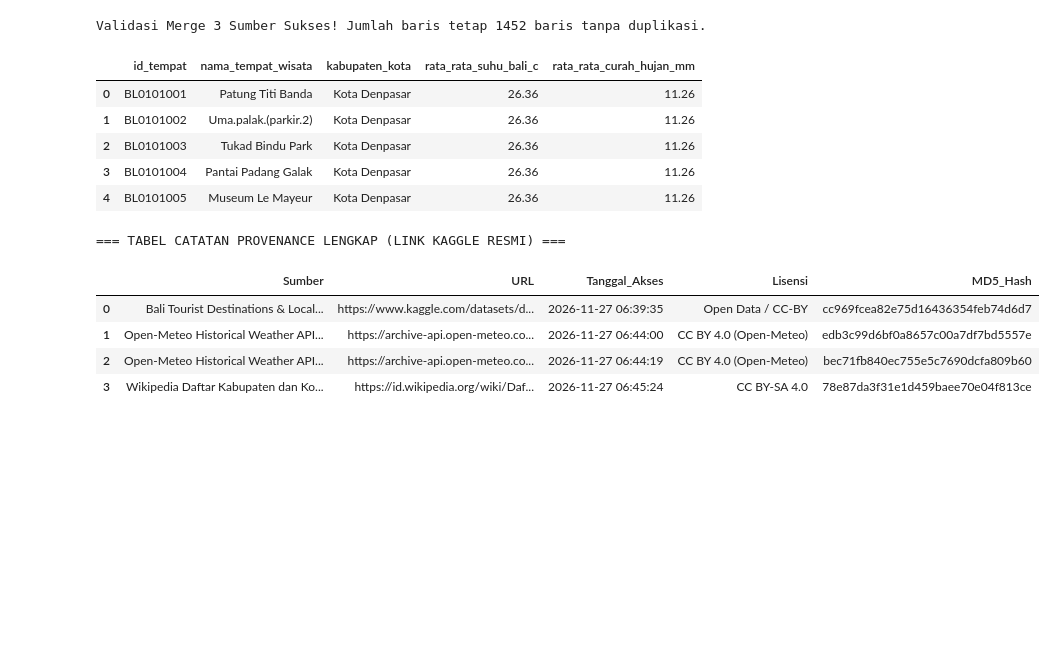
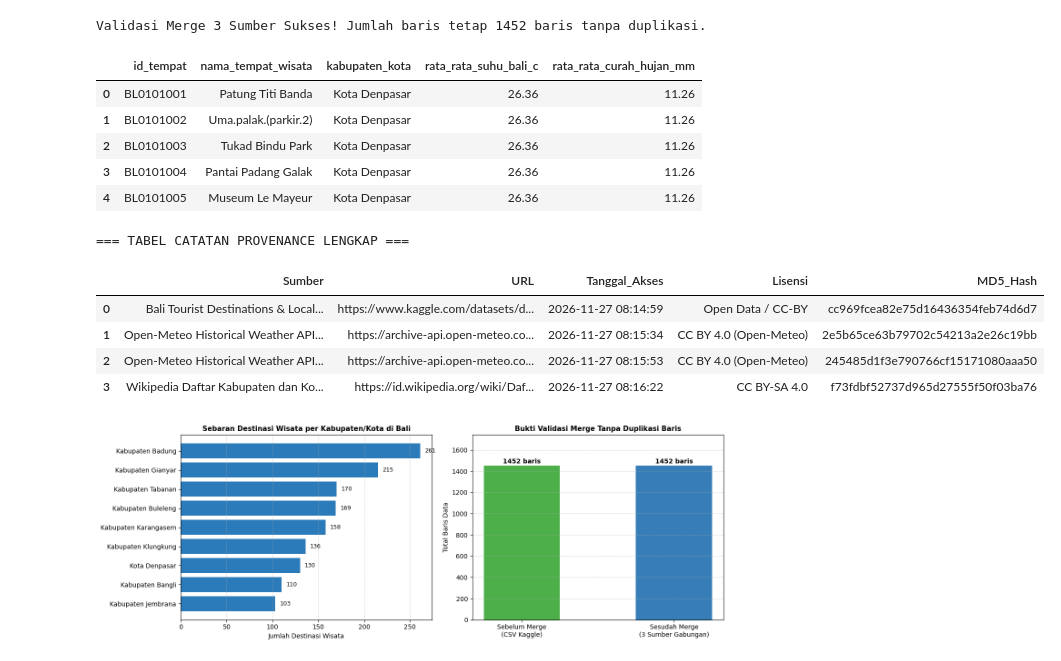
Before and after one commit to jackapolinarisa-25/DAM-APOLINARISA2501010333, a Jupyter notebook: UTS_DAM_2501010333.ipynb, the cells around one changed output. Saved outputs shown, nothing was run; the diff lists cells and outputs as text; code cells hidden in the pictures; blank space fills up the shorter version.

```diff
--- a/UTS_DAM_2501010333.ipynb
+++ b/UTS_DAM_2501010333.ipynb
@@ -262,45 +284,64 @@ ringkasan_cuaca = pd.DataFrame({
     "rata_rata_curah_hujan_mm": (round(df_cuaca["curah_hujan_mm"].mean(), 2),),
     "periode_observasi_cuaca": ("2025-01-01 s.d. 2025-02-15 (46 hari)",)
 })
 df_gabungan["provinsi"] = "Bali"
 df_gabungan = pd.merge(
     df_gabungan,
     ringkasan_cuaca,
     on="provinsi",
     how="left",
     validate="many_to_one"
 )
 
 # 4. Pembuktian tidak terjadi duplikasi baris
 assert len(df_gabungan) == len(df_wisata), "Terjadi duplikasi baris!"
 print(f"Validasi Merge 3 Sumber Sukses! Jumlah baris tetap {len(df_gabungan)} baris tanpa duplikasi.")
 display(df_gabungan.loc[:, ("id_tempat", "nama_tempat_wisata", "kabupaten_kota", "rata_rata_suhu_bali_c", "rata_rata_curah_hujan_mm")].head())
 
-# 5. Memastikan URL Kaggle spesifik pada catatan provenance tanpa terpotong di HP
-s = chr(47)
-url_kaggle_resmi = f"https:{s}{s}www.kaggle.com{s}datasets{s}dakbsabsa{s}bali-destination-tour-datasets-2026"
-
+# 5. Simpan hasil gabungan dan catatan provenance lengkap
+df_gabungan.to_csv(os.path.join(proses_dir, "data_gabungan_final.csv"), index=False)
 df_provenance = pd.DataFrame(provenance_records)
-df_provenance.loc[0, "Sumber"] = "Bali Tourist Destinations & Local Spots (2026) - Kaggle"
-df_provenance.loc[0, "URL"] = url_kaggle_resmi
-
-# 6. Simpan hasil gabungan dan catatan provenance lengkap
-df_gabungan.to_csv(os.path.join(proses_dir, "data_gabungan_final.csv"), index=False)
 df_provenance.to_csv(os.path.join(base_dir, "catatan_provenance.csv"), index=False)
 
-print("\n=== TABEL CATATAN PROVENANCE LENGKAP (LINK KAGGLE RESMI) ===")
+print("\n=== TABEL CATATAN PROVENANCE LENGKAP ===")
 display(df_provenance)
+
+# 6. Membuat Grafik Visualisasi Pariwisata Bali & Bukti Merge Tanpa Duplikasi
+fig, (ax1, ax2) = plt.subplots(1, 2, figsize=(14, 5))
+
+sebaran_wilayah = df_gabungan["kabupaten_kota"].value_counts().sort_values(ascending=True)
+bars1 = ax1.barh(sebaran_wilayah.index, sebaran_wilayah.values, color="#2b7bba")
+ax1.set_title("Sebaran Destinasi Wisata per Kabupaten/Kota di Bali", fontsize=11, fontweight="bold")
+ax1.set_xlabel("Jumlah Destinasi Wisata")
+ax1.grid(axis="x", linestyle="--", alpha=0.5)
+for bar in bars1:
+    ax1.text(bar.get_width() + 5, bar.get_y() + bar.get_height()/2, f"{int(bar.get_width())}", va="center", fontsize=9)
+
+kategori_baris = ["Sebelum Merge\n(CSV Kaggle)", "Sesudah Merge\n(3 Sumber Gabungan)"]
+jumlah_baris = [len(df_wisata), len(df_gabungan)]
+bars2 = ax2.bar(kategori_baris, jumlah_baris, color=["#4daf4a", "#377eb8"], width=0.5)
+ax2.set_title("Bukti Validasi Merge Tanpa Duplikasi Baris", fontsize=11, fontweight="bold")
+ax2.set_ylabel("Total Baris Data")
+ax2.set_ylim(0, max(jumlah_baris) * 1.2)
+ax2.grid(axis="y", linestyle="--", alpha=0.5)
+for bar in bars2:
+    ax2.text(bar.get_x() + bar.get_width()/2, bar.get_height() + 20, f"{int(bar.get_height())} baris", ha="center", fontweight="bold")
+
+plt.tight_layout()
+plt.savefig(os.path.join(docs_dir, "visualisasi_dan_bukti_merge.png"), dpi=150)
+plt.show()
 # %% [output]
 Validasi Merge 3 Sumber Sukses! Jumlah baris tetap 1452 baris tanpa duplikasi.
 |  | id_tempat | nama_tempat_wisata | kabupaten_kota | rata_rata_suhu_bali_c | rata_rata_curah_hujan_mm |
 | 0 | BL0101001 | Patung Titi Banda | Kota Denpasar | 26.36 | 11.26 |
 | 1 | BL0101002 | Uma.palak.(parkir.2) | Kota Denpasar | 26.36 | 11.26 |
 | 2 | BL0101003 | Tukad Bindu Park | Kota Denpasar | 26.36 | 11.26 |
 | 3 | BL0101004 | Pantai Padang Galak | Kota Denpasar | 26.36 | 11.26 |
 | 4 | BL0101005 | Museum Le Mayeur | Kota Denpasar | 26.36 | 11.26 |
-=== TABEL CATATAN PROVENANCE LENGKAP (LINK KAGGLE RESMI) ===
+=== TABEL CATATAN PROVENANCE LENGKAP ===
 |  | Sumber | URL | Tanggal_Akses | Lisensi | MD5_Hash |
-| 0 | Bali Tourist Destinations & Local... | https://www.kaggle.com/datasets/d... | 2026-11-27 06:39:35 | Open Data / CC-BY | cc969fcea82e75d16436354feb74d6d7 |
-| 1 | Open-Meteo Historical Weather API... | https://archive-api.open-meteo.co... | 2026-11-27 06:44:00 | CC BY 4.0 (Open-Meteo) | edb3c99d6bf0a8657c00a7df7bd5557e |
-| 2 | Open-Meteo Historical Weather API... | https://archive-api.open-meteo.co... | 2026-11-27 06:44:19 | CC BY 4.0 (Open-Meteo) | bec71fb840ec755e5c7690dcfa809b60 |
-| 3 | Wikipedia Daftar Kabupaten dan Ko... | https://id.wikipedia.org/wiki/Daf... | 2026-11-27 06:45:24 | CC BY-SA 4.0 | 78e87da3f31e1d459baee70e04f813ce |
+| 0 | Bali Tourist Destinations & Local... | https://www.kaggle.com/datasets/d... | 2026-11-27 08:14:59 | Open Data / CC-BY | cc969fcea82e75d16436354feb74d6d7 |
+| 1 | Open-Meteo Historical Weather API... | https://archive-api.open-meteo.co... | 2026-11-27 08:15:34 | CC BY 4.0 (Open-Meteo) | 2e5b65ce63b79702c54213a2e26c19bb |
+| 2 | Open-Meteo Historical Weather API... | https://archive-api.open-meteo.co... | 2026-11-27 08:15:53 | CC BY 4.0 (Open-Meteo) | 245485d1f3e790766cf15171080aaa50 |
+| 3 | Wikipedia Daftar Kabupaten dan Ko... | https://id.wikipedia.org/wiki/Daf... | 2026-11-27 08:16:22 | CC BY-SA 4.0 | f73fdbf52737d965d27555f50f03ba76 |
+[figure, added]
```
Also changed, not shown: parts of 7 cells of this notebook.
